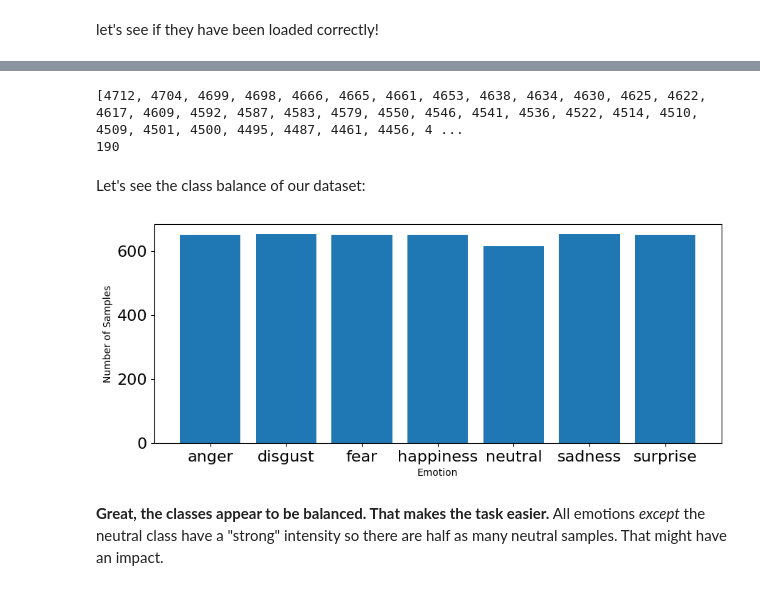
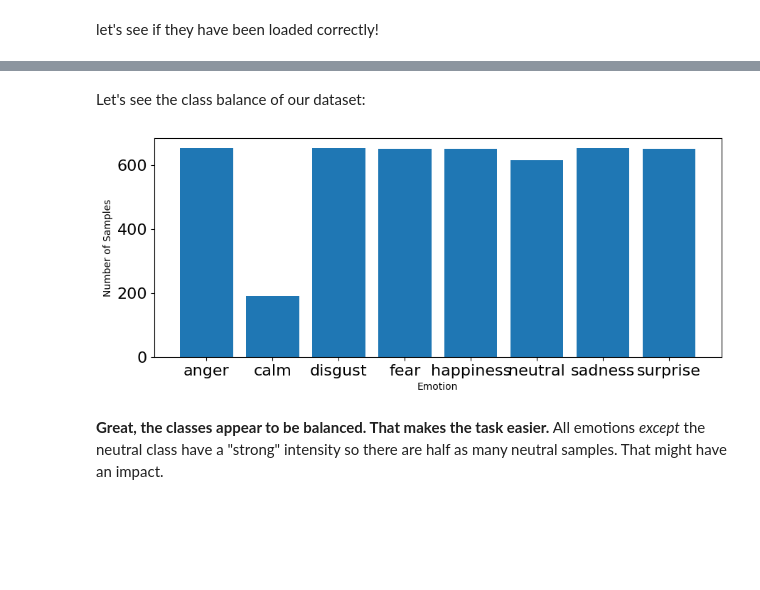
Before and after one commit to hliaqat/Week3-Machine_Learning, a Jupyter notebook: Week_3_MachineLearning.ipynb, the cells around one changed output, grey strips where cells are left out. Drawn from its saved outputs; the diff is of its cells as text; code cells hidden in the pictures; blank space fills up the shorter version.

```diff
--- a/Week_3_MachineLearning.ipynb
+++ b/Week_3_MachineLearning.ipynb
@@ -71,8 +71,8 @@ Compute the feature matrix and read the emotion labels for the entire dataset.
 Note that our regressor (independent/explanatory variable), usually denoted X, is named 'features', and our regressand (dependent variable), usually denoted y, is named 'emotions'.
 # %%
 # I stored emotions and features (before scaling) to npy arrays
-features = np.load('features/features_balanced_padded.npy', allow_pickle=True)
-emotions = np.load('features/emotions_balanced_padded.npy', allow_pickle=True)
+features = np.load('features/features_unbalanced_unpadded.npy', allow_pickle=True)
+emotions = np.load('features/emotions_unbalanced_unpadded.npy', allow_pickle=True)
 # %% [markdown]
 Let's see what the features we extracted look like, **also for saving both the features matrix as well as emotions array, we need to convert them to pandas dataframe.**
 # %%
@@ -137,26 +137,23 @@ def remove_calm(features_, emotions_):
     features_ = features_.drop(todrop,axis='index')
     return features_, emotions_
 # %%
-features, emotions = remove_calm(features, emotions)
+# features, emotions = remove_calm(features, emotions)
-# %% [output]
-[4712, 4704, 4699, 4698, 4666, 4665, 4661, 4653, 4638, 4634, 4630, 4625, 4622, 4617, 4609, 4592, 4587, 4583, 4579, 4550, 4546, 4541, 4536, 4522, 4514, 4510, 4509, 4501, 4500, 4495, 4487, 4461, 4456, 4 ...
-190
 # %% [markdown]
 Let's see the class balance of our dataset:
 # %%
 # plot emotions
 plt.figure(figsize=(35,4))
 plt.subplot(1,3,1)
 #np.unique returns ordered list of unique elements and count of each element
 emotion_list, count = np.unique(emotions, return_counts=True)
-plt.bar(x=range(7), height=count)
-plt.xticks(ticks=range(7), labels = [emotion for emotion in emotion_list],fontsize=10)
+plt.bar(x=range(8), height=count)
+plt.xticks(ticks=range(8), labels = [emotion for emotion in emotion_list],fontsize=10)
 plt.xlabel('Emotion')
 plt.tick_params(labelsize=16)
 plt.ylabel('Number of Samples')
 plt.show()
 # %% [output]
-[figure, old version]
+[figure, new version]
 # %% [markdown]
 **Great, the classes appear to be balanced. That makes the task easier.** All emotions _except_ the neutral class have a "strong" intensity so there are half as many neutral samples. That might have an impact.
 # %% [markdown]
```
Also changed, not shown: parts of 10 cells of this notebook.
